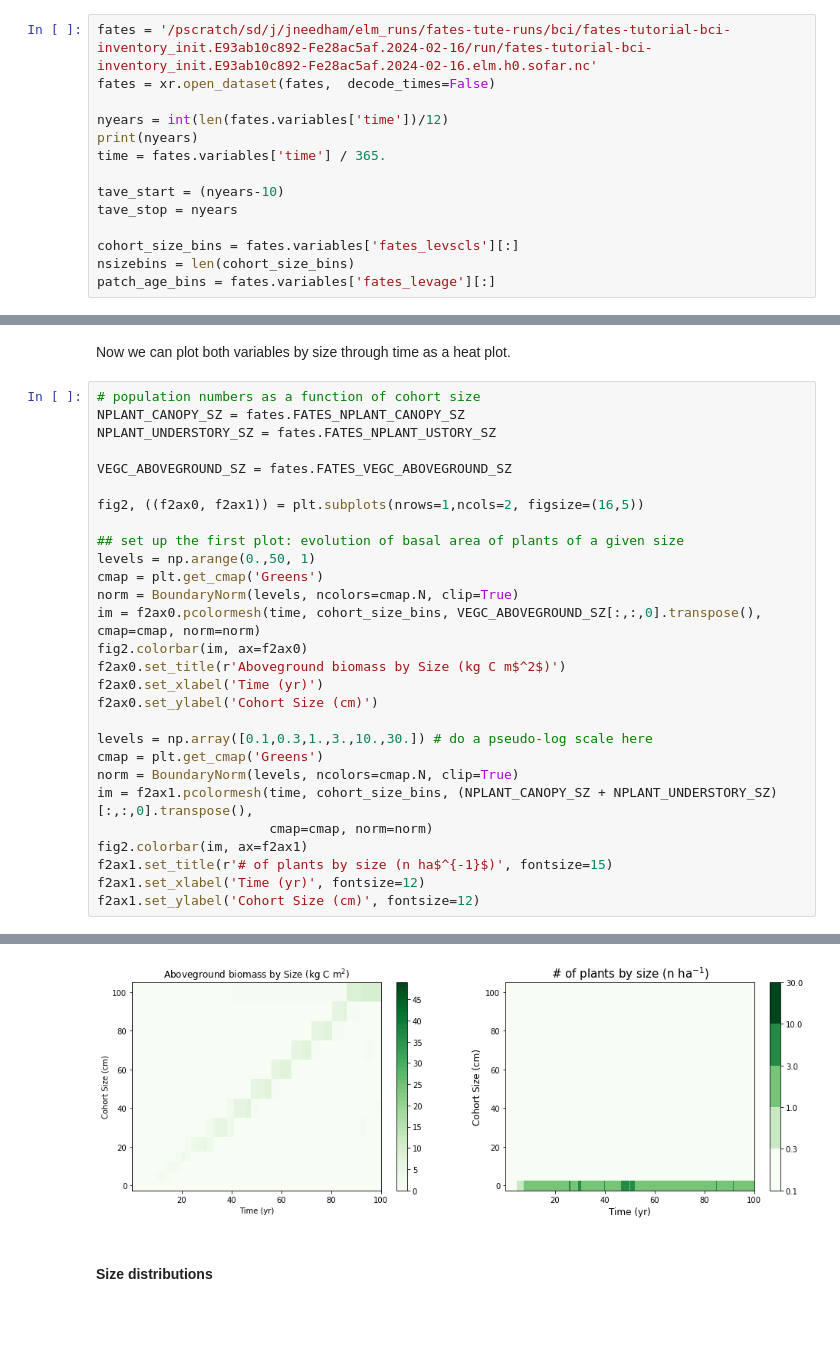
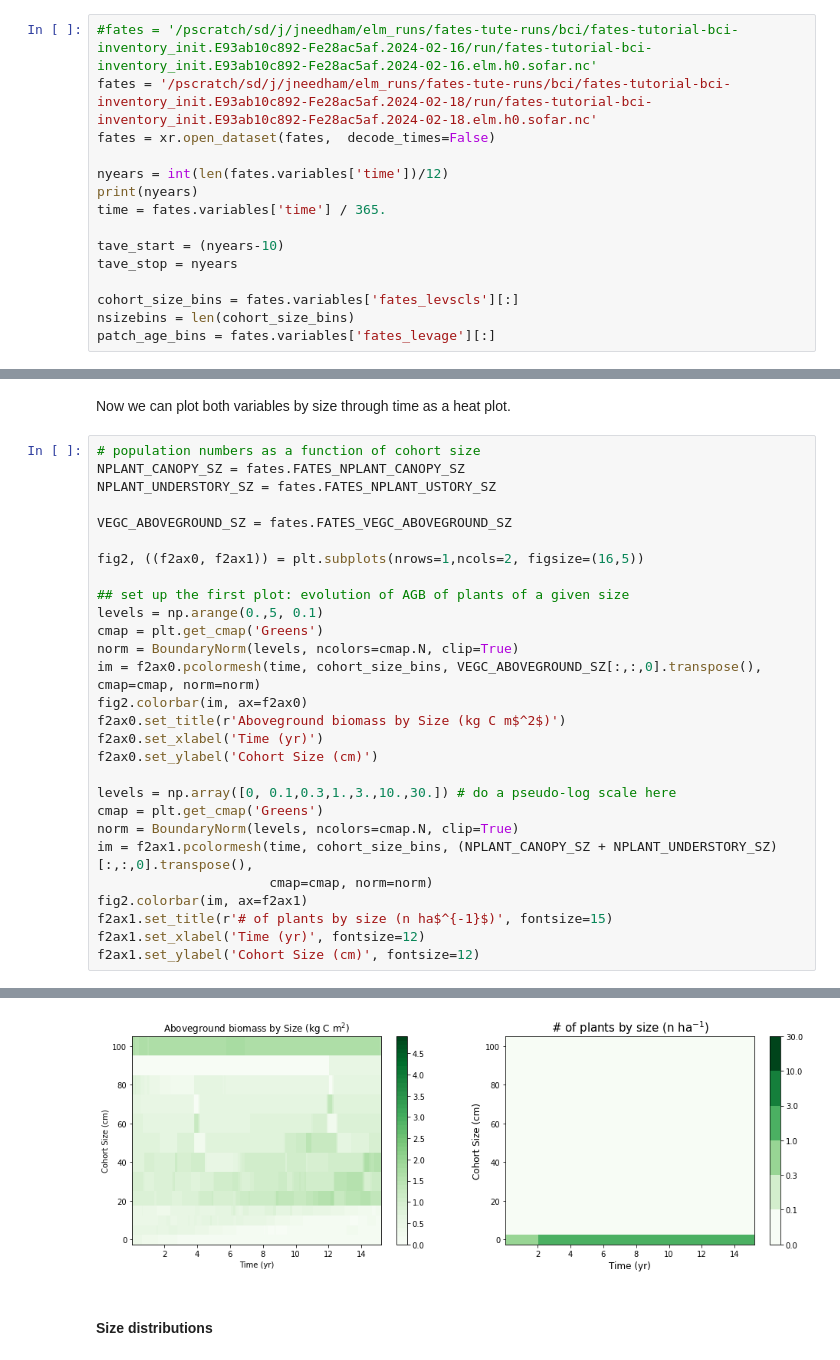
Before and after one commit to NGEET/fates-tutorial, a Jupyter notebook: fates-tutorial-jupyter-book/Lesson2.ipynb, the cells around one changed output, grey strips where cells are left out. Saved outputs shown, nothing was run; the diff lists cells and outputs as text; blank space fills up the shorter version.

```diff
--- a/fates-tutorial-jupyter-book/Lesson2.ipynb
+++ b/fates-tutorial-jupyter-book/Lesson2.ipynb
@@ -27,7 +27,8 @@ colormap = dark(range(12))
 # %% [markdown]
 ### Load the FATES run
 # %%
-fates = '/pscratch/sd/j/jneedham/elm_runs/fates-tute-runs/bci/fates-tutorial-bci-inventory_init.E93ab10c892-Fe28ac5af.2024-02-16/run/fates-tutorial-bci-inventory_init.E93ab10c892-Fe28ac5af.2024-02-16.elm.h0.sofar.nc'
+#fates = '/pscratch/sd/j/jneedham/elm_runs/fates-tute-runs/bci/fates-tutorial-bci-inventory_init.E93ab10c892-Fe28ac5af.2024-02-16/run/fates-tutorial-bci-inventory_init.E93ab10c892-Fe28ac5af.2024-02-16.elm.h0.sofar.nc'
+fates = '/pscratch/sd/j/jneedham/elm_runs/fates-tute-runs/bci/fates-tutorial-bci-inventory_init.E93ab10c892-Fe28ac5af.2024-02-18/run/fates-tutorial-bci-inventory_init.E93ab10c892-Fe28ac5af.2024-02-18.elm.h0.sofar.nc'
 fates = xr.open_dataset(fates,  decode_times=False)
 
 nyears = int(len(fates.variables['time'])/12)
@@ -69,34 +70,34 @@ Now we can plot both variables by size through time as a heat plot.
 # %%
 # population numbers as a function of cohort size
 NPLANT_CANOPY_SZ = fates.FATES_NPLANT_CANOPY_SZ
 NPLANT_UNDERSTORY_SZ = fates.FATES_NPLANT_USTORY_SZ
 
 VEGC_ABOVEGROUND_SZ = fates.FATES_VEGC_ABOVEGROUND_SZ
 
 fig2, ((f2ax0, f2ax1)) = plt.subplots(nrows=1,ncols=2, figsize=(16,5))
 
-## set up the first plot: evolution of basal area of plants of a given size
-levels = np.arange(0.,50, 1)
+## set up the first plot: evolution of AGB of plants of a given size
+levels = np.arange(0.,5, 0.1)
 cmap = plt.get_cmap('Greens')
 norm = BoundaryNorm(levels, ncolors=cmap.N, clip=True)
 im = f2ax0.pcolormesh(time, cohort_size_bins, VEGC_ABOVEGROUND_SZ[:,:,0].transpose(), cmap=cmap, norm=norm)
 fig2.colorbar(im, ax=f2ax0)
 f2ax0.set_title(r'Aboveground biomass by Size (kg C m$^2$)')
 f2ax0.set_xlabel('Time (yr)')
 f2ax0.set_ylabel('Cohort Size (cm)')
 
-levels = np.array([0.1,0.3,1.,3.,10.,30.]) # do a pseudo-log scale here
+levels = np.array([0, 0.1,0.3,1.,3.,10.,30.]) # do a pseudo-log scale here
 cmap = plt.get_cmap('Greens')
 norm = BoundaryNorm(levels, ncolors=cmap.N, clip=True)
 im = f2ax1.pcolormesh(time, cohort_size_bins, (NPLANT_CANOPY_SZ + NPLANT_UNDERSTORY_SZ)[:,:,0].transpose(),
                       cmap=cmap, norm=norm)
 fig2.colorbar(im, ax=f2ax1)
 f2ax1.set_title(r'# of plants by size (n ha$^{-1}$)', fontsize=15)
 f2ax1.set_xlabel('Time (yr)', fontsize=12)
 f2ax1.set_ylabel('Cohort Size (cm)', fontsize=12)
 # %% [output]
 Text(0, 0.5, 'Cohort Size (cm)')
-[figure, old version]
+[figure, new version]
 # %% [markdown]
 #### Size distributions
 # %% [markdown]
```
Also changed, not shown: parts of 6 cells of this notebook, 7 other files.
